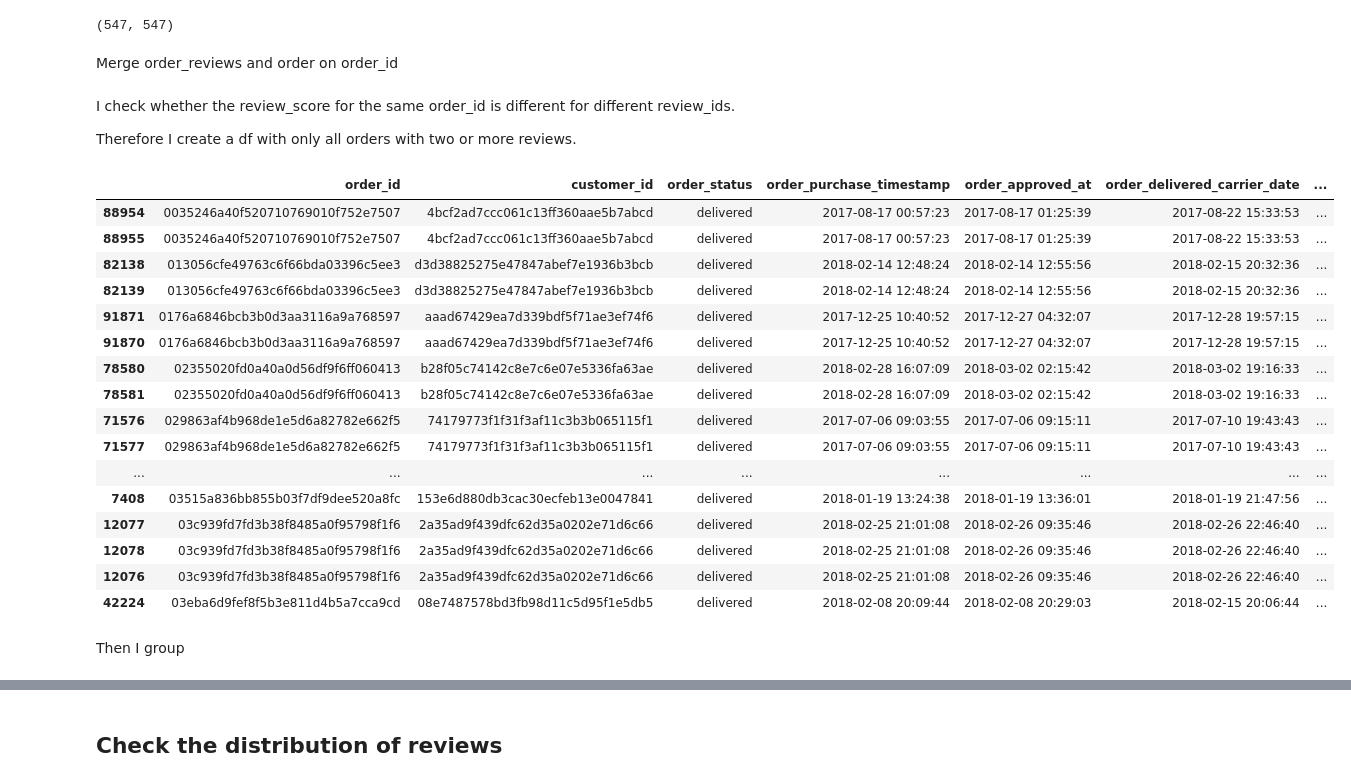
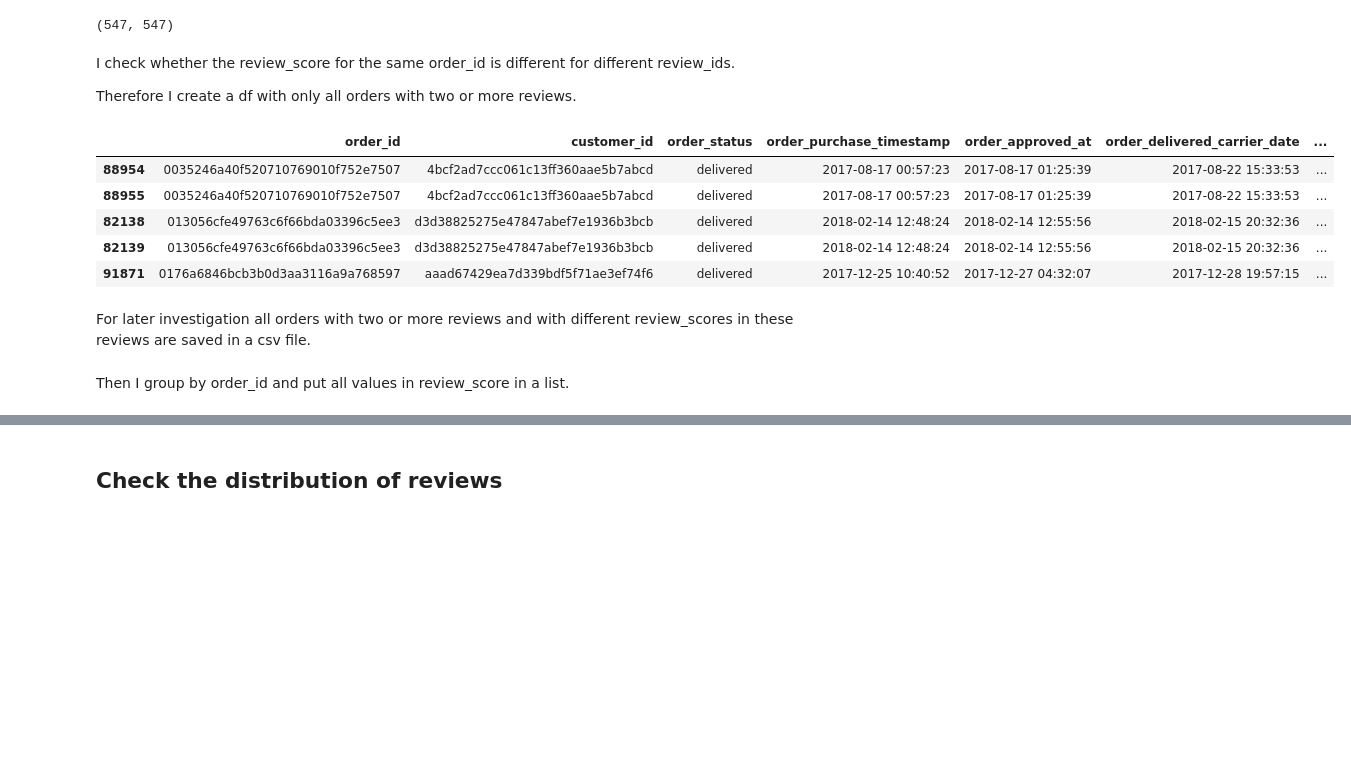
Before and after one commit to jahohenstein/Olist, a Jupyter notebook: notebooks/EDA.ipynb, the cells around one changed output, grey strips where cells are left out. Cells and saved outputs as stored; diff of their text form; code cells hidden in the pictures; blank space fills up the shorter version.

Commit message:
finished merging order and order_reviews step

```diff
--- a/notebooks/EDA.ipynb
+++ b/notebooks/EDA.ipynb
@@ -249,7 +250,7 @@ Out of the 33 k products around 600 are missing a name and a description. As the
 # %% [markdown]
 ## Data cleaning pipeline
 # %%
-data= data_cleaning(data)
+data = data_cleaning_general(data)
 # %% [output]
 A value is trying to be set on a copy of a slice from a DataFrame
 
@@ -337,10 +336,6 @@ len(multi_reviews), len(set(multi_reviews))
 # No duplicated order_ids in multi_reviews list
 # %% [output]
 (547, 547)
-# %% [markdown]
-Merge order_reviews and order on order_id
-# %%
-orders_reviews_comb = orders.merge(order_reviews, how = "outer", on= "order_id")
 # %% [markdown]
 I check whether the review_score for the same order_id is different for different review_ids.
 
@@ -349,22 +344,13 @@ Therefore I create a df with only all orders with two or more reviews.
 cond = orders_reviews_comb.order_id.isin(multi_reviews)
 # %%
 multi_reviews_df = orders_reviews_comb[cond]
-multi_reviews_df.sort_values(by = "order_id").head(20)
+multi_reviews_df.sort_values(by = "order_id").head(5)
 # %% [output]
 |  | order_id | customer_id | order_status | order_purchase_timestamp | order_approved_at | order_delivered_carrier_date | ... |
 | 88954 | 0035246a40f520710769010f752e7507 | 4bcf2ad7ccc061c13ff360aae5b7abcd | delivered | 2017-08-17 00:57:23 | 2017-08-17 01:25:39 | 2017-08-22 15:33:53 | ... |
 | 88955 | 0035246a40f520710769010f752e7507 | 4bcf2ad7ccc061c13ff360aae5b7abcd | delivered | 2017-08-17 00:57:23 | 2017-08-17 01:25:39 | 2017-08-22 15:33:53 | ... |
 | 82138 | 013056cfe49763c6f66bda03396c5ee3 | d3d38825275e47847abef7e1936b3bcb | delivered | 2018-02-14 12:48:24 | 2018-02-14 12:55:56 | 2018-02-15 20:32:36 | ... |
 | 82139 | 013056cfe49763c6f66bda03396c5ee3 | d3d38825275e47847abef7e1936b3bcb | delivered | 2018-02-14 12:48:24 | 2018-02-14 12:55:56 | 2018-02-15 20:32:36 | ... |
 | 91871 | 0176a6846bcb3b0d3aa3116a9a768597 | aaad67429ea7d339bdf5f71ae3ef74f6 | delivered | 2017-12-25 10:40:52 | 2017-12-27 04:32:07 | 2017-12-28 19:57:15 | ... |
-| 91870 | 0176a6846bcb3b0d3aa3116a9a768597 | aaad67429ea7d339bdf5f71ae3ef74f6 | delivered | 2017-12-25 10:40:52 | 2017-12-27 04:32:07 | 2017-12-28 19:57:15 | ... |
-| 78580 | 02355020fd0a40a0d56df9f6ff060413 | b28f05c74142c8e7c6e07e5336fa63ae | delivered | 2018-02-28 16:07:09 | 2018-03-02 02:15:42 | 2018-03-02 19:16:33 | ... |
-| 78581 | 02355020fd0a40a0d56df9f6ff060413 | b28f05c74142c8e7c6e07e5336fa63ae | delivered | 2018-02-28 16:07:09 | 2018-03-02 02:15:42 | 2018-03-02 19:16:33 | ... |
-| 71576 | 029863af4b968de1e5d6a82782e662f5 | 74179773f1f31f3af11c3b3b065115f1 | delivered | 2017-07-06 09:03:55 | 2017-07-06 09:15:11 | 2017-07-10 19:43:43 | ... |
-| 71577 | 029863af4b968de1e5d6a82782e662f5 | 74179773f1f31f3af11c3b3b065115f1 | delivered | 2017-07-06 09:03:55 | 2017-07-06 09:15:11 | 2017-07-10 19:43:43 | ... |
-| ... | ... | ... | ... | ... | ... | ... | ... |
-| 7408 | 03515a836bb855b03f7df9dee520a8fc | 153e6d880db3cac30ecfeb13e0047841 | delivered | 2018-01-19 13:24:38 | 2018-01-19 13:36:01 | 2018-01-19 21:47:56 | ... |
-| 12077 | 03c939fd7fd3b38f8485a0f95798f1f6 | 2a35ad9f439dfc62d35a0202e71d6c66 | delivered | 2018-02-25 21:01:08 | 2018-02-26 09:35:46 | 2018-02-26 22:46:40 | ... |
-| 12078 | 03c939fd7fd3b38f8485a0f95798f1f6 | 2a35ad9f439dfc62d35a0202e71d6c66 | delivered | 2018-02-25 21:01:08 | 2018-02-26 09:35:46 | 2018-02-26 22:46:40 | ... |
-| 12076 | 03c939fd7fd3b38f8485a0f95798f1f6 | 2a35ad9f439dfc62d35a0202e71d6c66 | delivered | 2018-02-25 21:01:08 | 2018-02-26 09:35:46 | 2018-02-26 22:46:40 | ... |
-| 42224 | 03eba6d9fef8f5b3e811d4b5a7cca9cd | 08e7487578bd3fb98d11c5d95f1e5db5 | delivered | 2018-02-08 20:09:44 | 2018-02-08 20:29:03 | 2018-02-15 20:06:44 | ... |
+# %% [markdown]
+For later investigation all orders with two or more reviews and with different review_scores in these reviews are saved in a csv file.
@@ -371,4 +359,4 @@ multi_reviews_df.sort_values(by = "order_id").head(20)
 # %% [markdown]
-Then I group
+Then I group by order_id and put all values in review_score in a list.
 # %%
 temp = pd.DataFrame(multi_reviews_df[["order_id", "review_id", "review_score"]].groupby(by = "order_id")["review_score"].apply(list))
```
Also changed, not shown: parts of 12 cells of this notebook, 1 other file.
